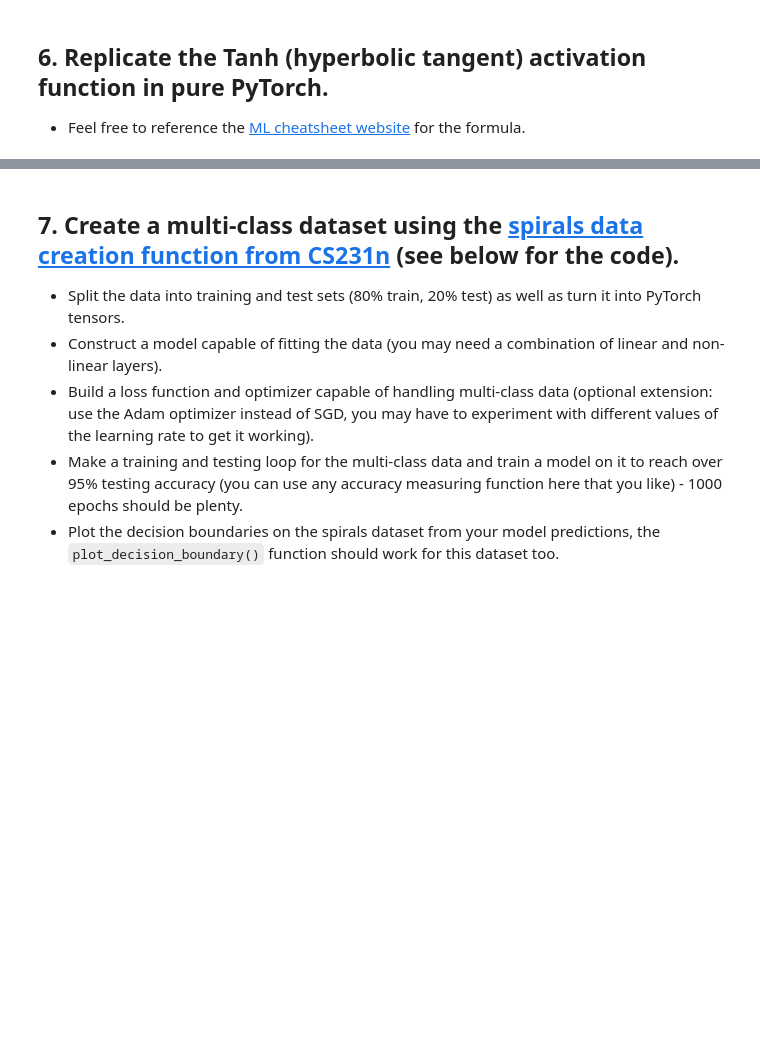
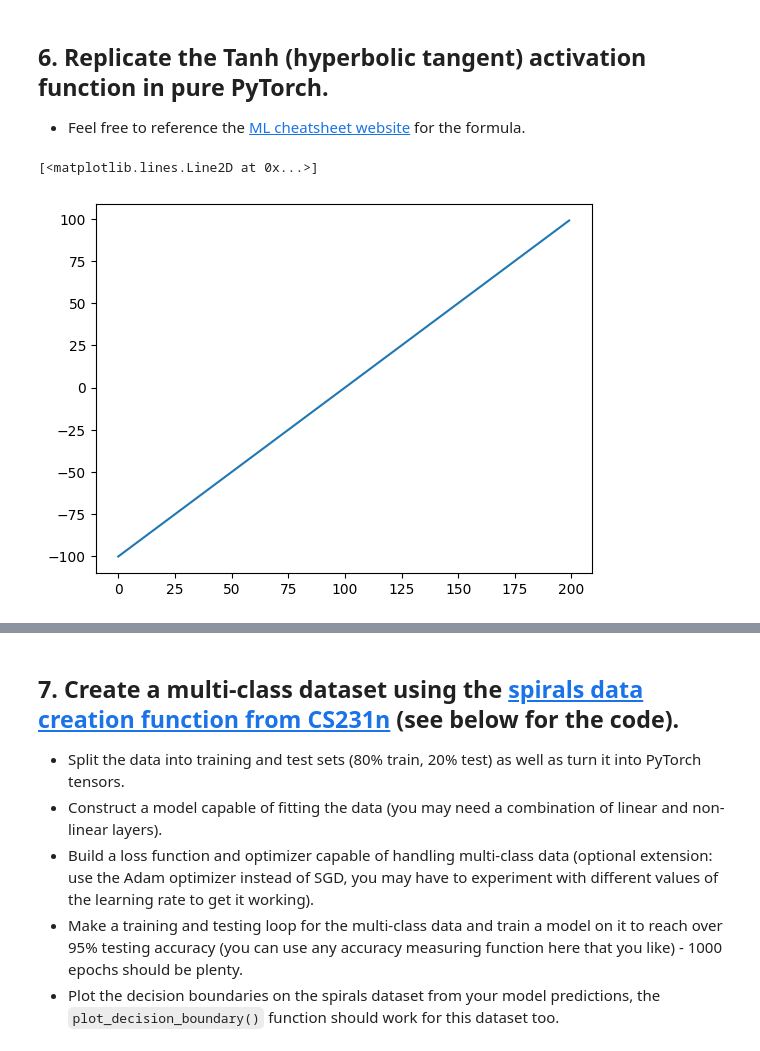
Before and after one commit to Shomtally/Pytorch-exercises, a Jupyter notebook: extras/exercises/02_pytorch_classification_exercises.ipynb, the cells around one changed output, grey strips where cells are left out. Saved outputs shown, nothing was run; the diff lists cells and outputs as text; code cells hidden in the pictures; blank space fills up the shorter version.

```diff
--- a/extras/exercises/02_pytorch_classification_exercises.ipynb
+++ b/extras/exercises/02_pytorch_classification_exercises.ipynb
@@ -276,2 +278,11 @@ def plot_decision_boundary(model, X, y):
+# %%
+# Create a straight line tensor
+start, end = -100, 100
+step = 1
+tensor_A = torch.arange(start, end, step).unsqueeze(dim=1)
+plt.plot(tensor_A)
+# %% [output]
+[<matplotlib.lines.Line2D at 0x...>]
+[figure, added]
 # %%
 # Test torch.tanh() on the tensor and plot it
```
Also changed, not shown: parts of 15 cells of this notebook.
